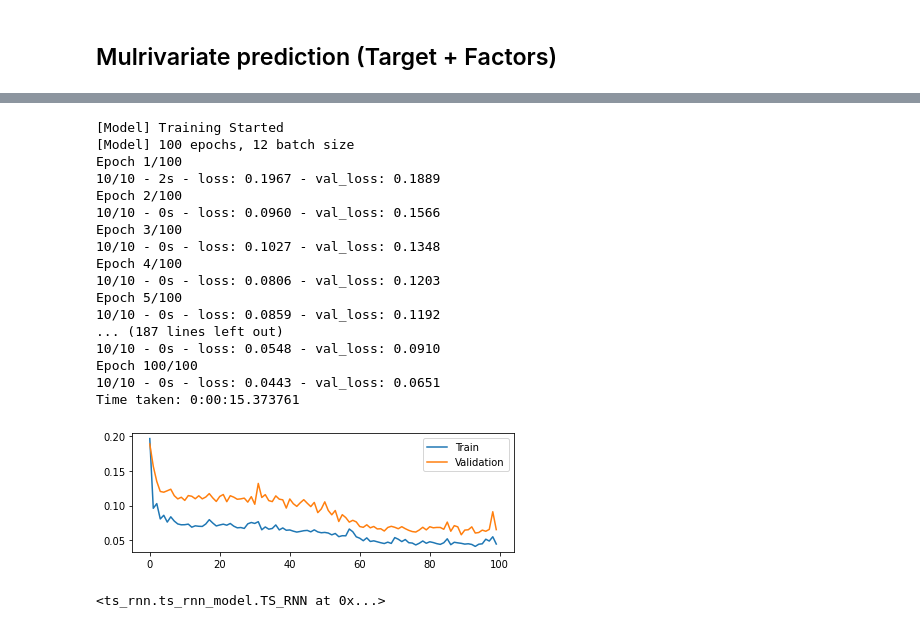
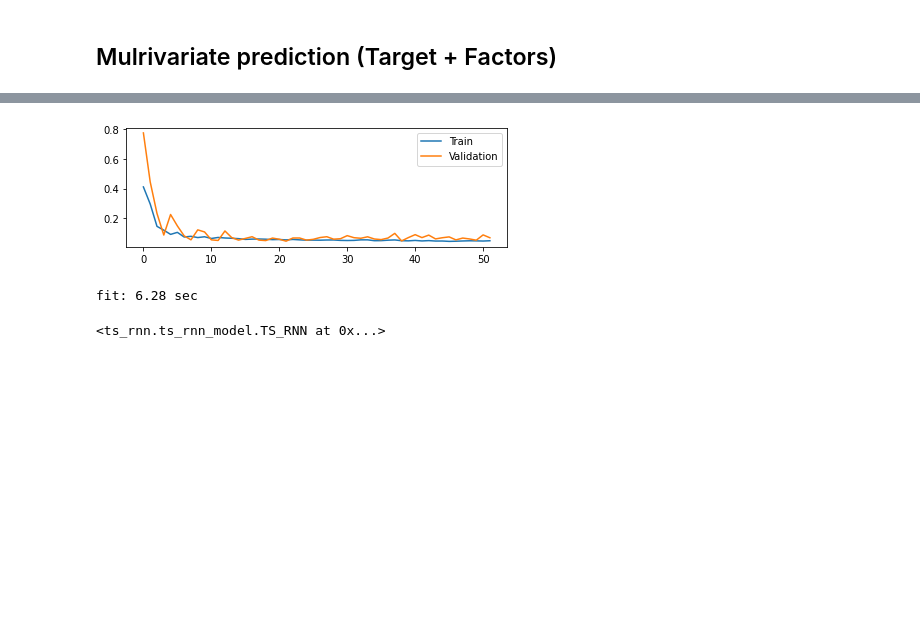
Before and after one commit to LevPerla/Time_Series_Prediction_RNN, a Jupyter notebook: notebooks/Example.ipynb, the cells around one changed output, grey strips where cells are left out. Cells and saved outputs as stored; diff of their text form; code cells hidden in the pictures; blank space fills up the shorter version.

```diff
--- a/notebooks/Example.ipynb
+++ b/notebooks/Example.ipynb
@@ -157,21 +155,11 @@ factors_std = factors_scaler.fit_transform(factors)
 # %%
-X_train, X_test, y_train, y_test = train_test_split(factors_std, target_std, test_size=12, random_state=42, shuffle=False)
-
-configs ={"model": {
-            "layers": [
-                {
-                    "type": "LSTM",
-                    "neurons": 128,
-                    "return_sequences": False
-                },
-                {
-                    "type": "Dropout",
-                    "rate": 0.2
-                },
-                {
-                    "type": "Dense",
-                    "activation": "linear"
-                }
-            ]
-        }}
+rnn_arch = {"layers": [
+        ["LSTM", {"units": 128,
+                  "return_sequences": False,
+                  "kernel_initializer": "glorot_uniform",
+                  "activation": "linear"}],
+        ["Dropout", {"rate": 0.2}],
+        ["Dense", {"activation": "linear"}]
+    ]
+}
 # %%
@@ -214,31 +202,15 @@ os.mkdir(new_folder)
 # %%
 my_callbacks = [callbacks.EarlyStopping(patience=30, monitor='val_loss')]
 
 model.fit(factors=factors_std,  # also you need to define this if use factors
           target=target_std,
           epochs=100,
           batch_size=12,
           callbacks=my_callbacks,
           save_dir=new_folder,
-          verbose=2)
+          verbose=0)
 # %% [output]
+[figure, new version]
-[Model] Training Started
-[Model] 100 epochs, 12 batch size
-Epoch 1/100
-10/10 - 2s - loss: 0.1967 - val_loss: 0.1889
-Epoch 2/100
-10/10 - 0s - loss: 0.0960 - val_loss: 0.1566
-Epoch 3/100
-10/10 - 0s - loss: 0.1027 - val_loss: 0.1348
-Epoch 4/100
-10/10 - 0s - loss: 0.0806 - val_loss: 0.1203
-Epoch 5/100
-10/10 - 0s - loss: 0.0859 - val_loss: 0.1192
-... (187 lines left out)
-10/10 - 0s - loss: 0.0548 - val_loss: 0.0910
-Epoch 100/100
-10/10 - 0s - loss: 0.0443 - val_loss: 0.0651
-Time taken: 0:00:15.373761
+fit: 6.28 sec
-[figure, old version]
 <ts_rnn.ts_rnn_model.TS_RNN at 0x...>
 # %%
```
Also changed, not shown: parts of 14 cells of this notebook, 4 other files.
